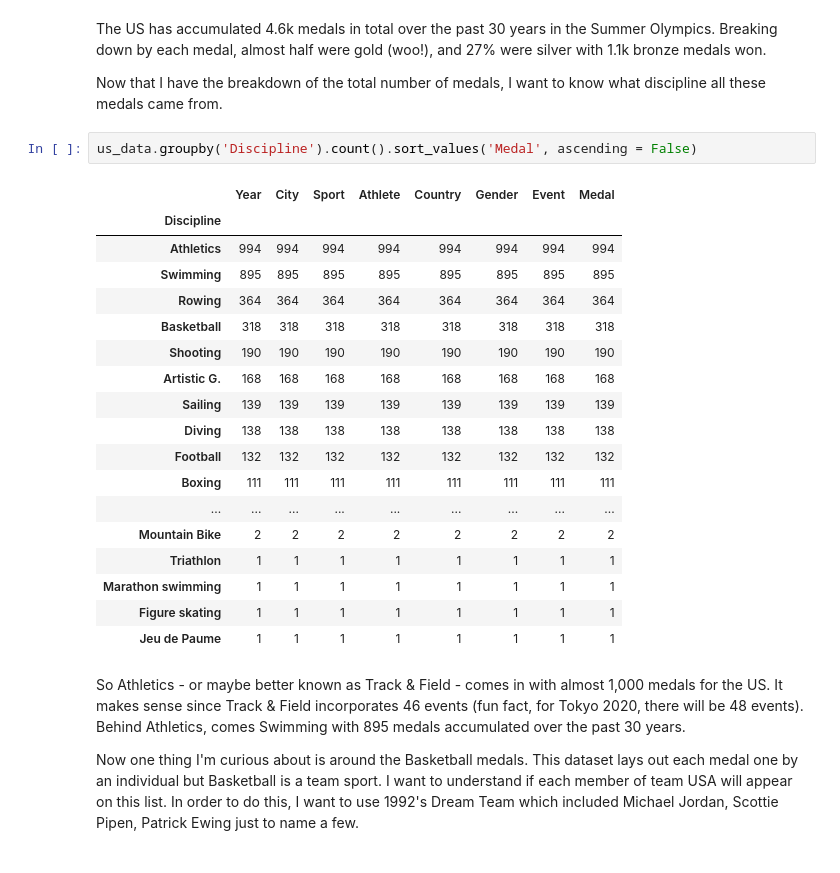
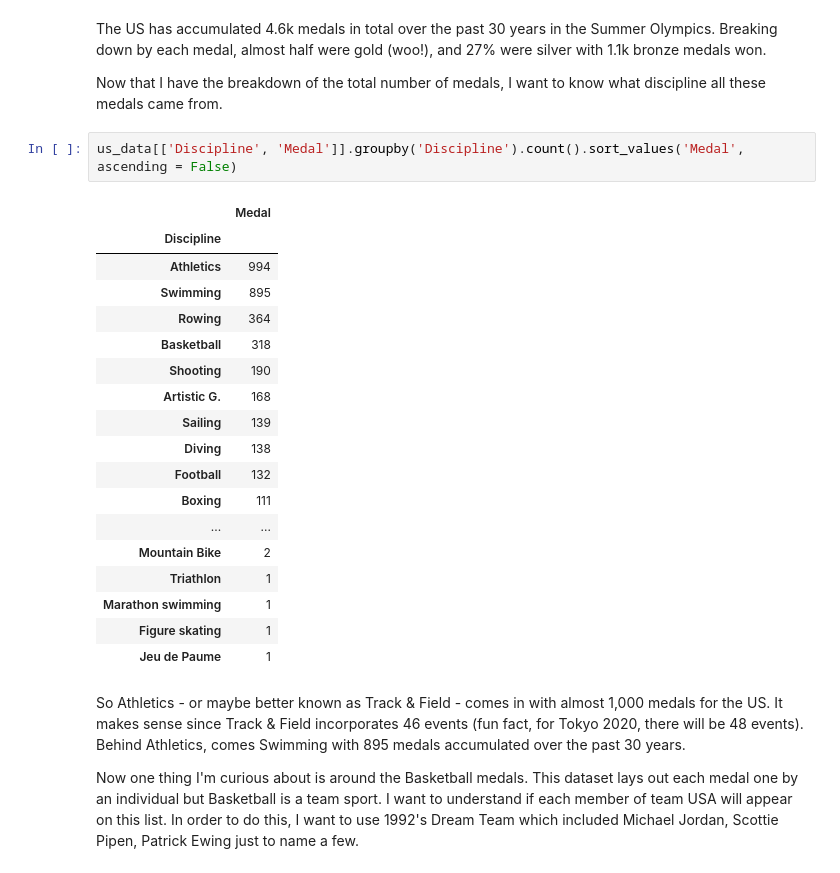
Before and after one commit to mcerow/summer_olympics, a Jupyter notebook: Summer_Olympics.ipynb, the cells around one changed output. Drawn from its saved outputs; the diff is of its cells as text.

```diff
--- a/Summer_Olympics.ipynb
+++ b/Summer_Olympics.ipynb
@@ -187,26 +187,26 @@ The US has accumulated 4.6k medals in total over the past 30 years in the Summer
 
 Now that I have the breakdown of the total number of medals, I want to know what discipline all these medals came from.
 # %%
-us_data.groupby('Discipline').count().sort_values('Medal', ascending = False)
+us_data[['Discipline', 'Medal']].groupby('Discipline').count().sort_values('Medal', ascending = False)
 # %% [output]
-|  | Year | City | Sport | Athlete | Country | Gender | Event | Medal |
-| Discipline |  |  |  |  |  |  |  |  |
-| Athletics | 994 | 994 | 994 | 994 | 994 | 994 | 994 | 994 |
-| Swimming | 895 | 895 | 895 | 895 | 895 | 895 | 895 | 895 |
-| Rowing | 364 | 364 | 364 | 364 | 364 | 364 | 364 | 364 |
-| Basketball | 318 | 318 | 318 | 318 | 318 | 318 | 318 | 318 |
-| Shooting | 190 | 190 | 190 | 190 | 190 | 190 | 190 | 190 |
-| Artistic G. | 168 | 168 | 168 | 168 | 168 | 168 | 168 | 168 |
-| Sailing | 139 | 139 | 139 | 139 | 139 | 139 | 139 | 139 |
-| Diving | 138 | 138 | 138 | 138 | 138 | 138 | 138 | 138 |
-| Football | 132 | 132 | 132 | 132 | 132 | 132 | 132 | 132 |
-| Boxing | 111 | 111 | 111 | 111 | 111 | 111 | 111 | 111 |
-| ... | ... | ... | ... | ... | ... | ... | ... | ... |
-| Mountain Bike | 2 | 2 | 2 | 2 | 2 | 2 | 2 | 2 |
-| Triathlon | 1 | 1 | 1 | 1 | 1 | 1 | 1 | 1 |
-| Marathon swimming | 1 | 1 | 1 | 1 | 1 | 1 | 1 | 1 |
-| Figure skating | 1 | 1 | 1 | 1 | 1 | 1 | 1 | 1 |
-| Jeu de Paume | 1 | 1 | 1 | 1 | 1 | 1 | 1 | 1 |
+|  | Medal |
+| Discipline |  |
+| Athletics | 994 |
+| Swimming | 895 |
+| Rowing | 364 |
+| Basketball | 318 |
+| Shooting | 190 |
+| Artistic G. | 168 |
+| Sailing | 139 |
+| Diving | 138 |
+| Football | 132 |
+| Boxing | 111 |
+| ... | ... |
+| Mountain Bike | 2 |
+| Triathlon | 1 |
+| Marathon swimming | 1 |
+| Figure skating | 1 |
+| Jeu de Paume | 1 |
 # %% [markdown]
 So Athletics - or maybe better known as Track & Field - comes in with almost 1,000 medals for the US. It makes sense since Track & Field incorporates 46 events (fun fact, for Tokyo 2020, there will be 48 events). Behind Athletics, comes Swimming with 895 medals accumulated over the past 30 years.
 
```
Also changed, not shown: parts of 7 cells of this notebook.
